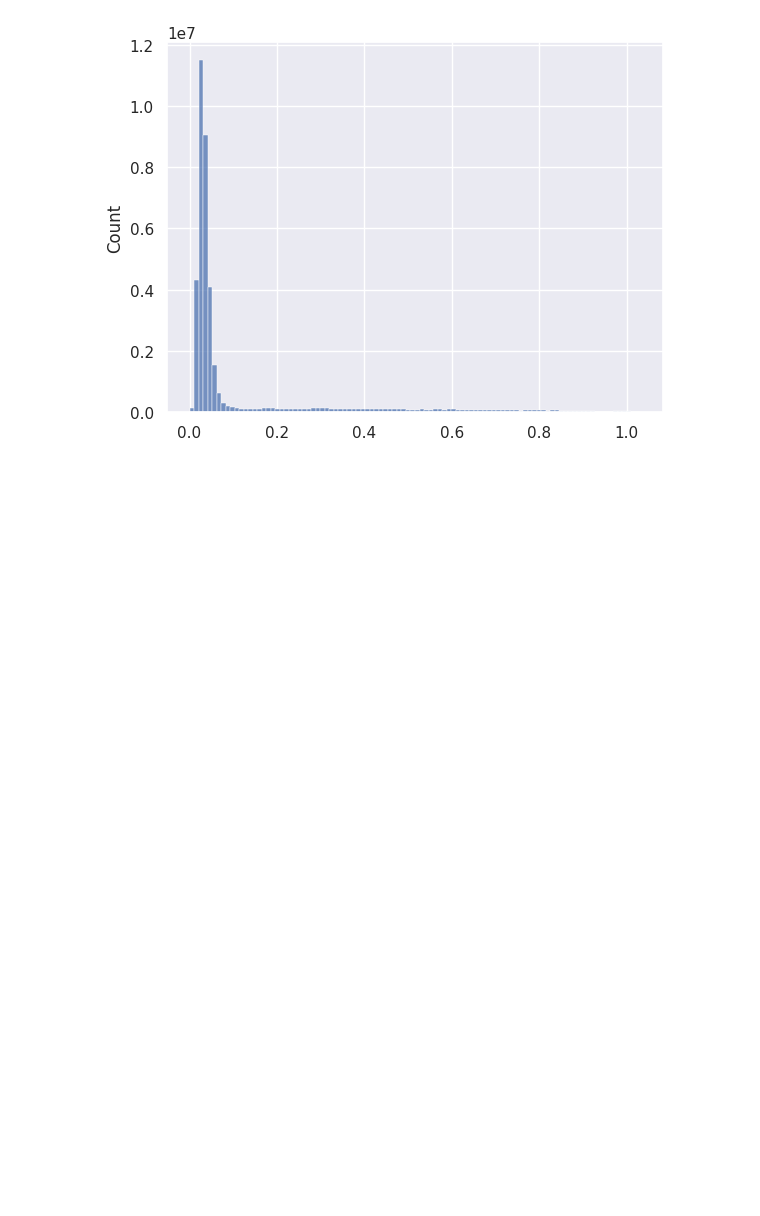
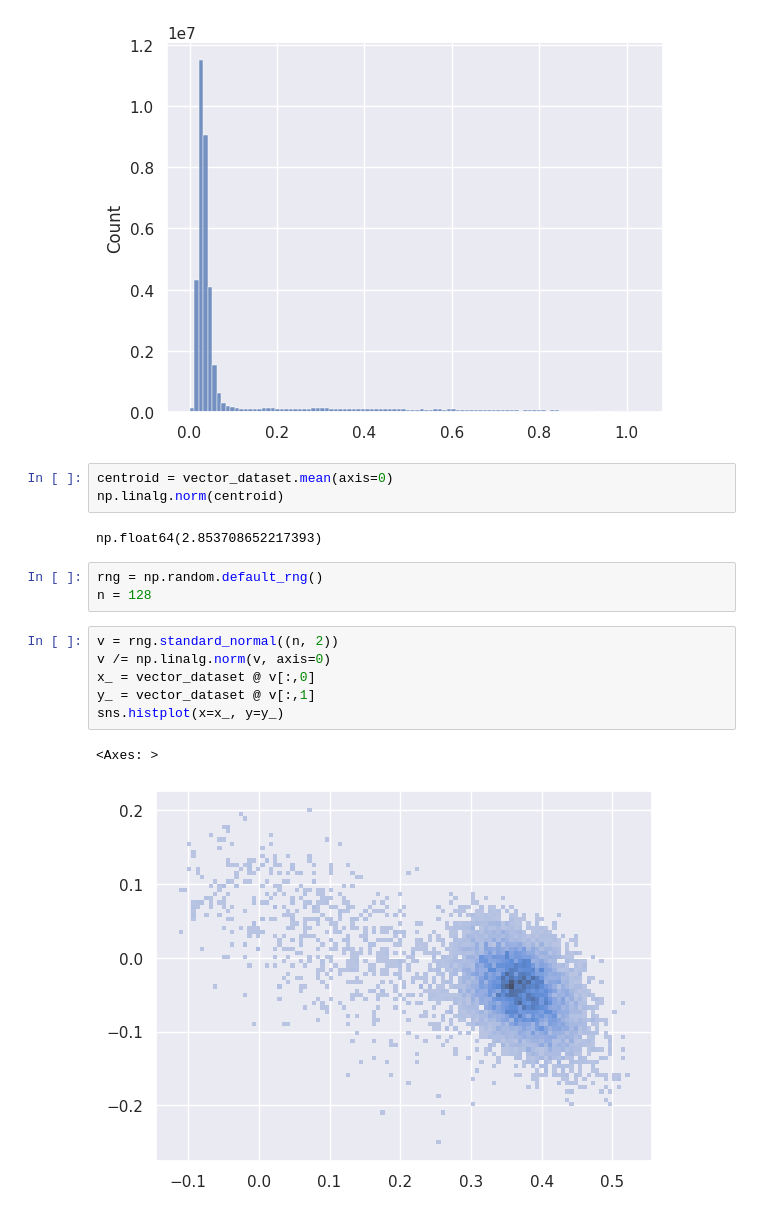
Before and after one commit to reizkh/event-sequence-embeddings, a Jupyter notebook: eda2.ipynb, the cells around one changed output. Cells and saved outputs as stored; diff of their text form; blank space fills up the shorter version.

Commit message:
Add data visualization + center vectors

```diff
--- a/eda2.ipynb
+++ b/eda2.ipynb
@@ -88,3 +87,20 @@ sns.histplot(a, bins=100)
 # %% [output]
 <Axes: ylabel='Count'>
 [figure]
+# %%
+centroid = vector_dataset.mean(axis=0)
+np.linalg.norm(centroid)
+# %% [output]
+np.float64(2.853708652217393)
+# %%
+rng = np.random.default_rng()
+n = 128
+# %%
+v = rng.standard_normal((n, 2))
+v /= np.linalg.norm(v, axis=0)
+x_ = vector_dataset @ v[:,0]
+y_ = vector_dataset @ v[:,1]
+sns.histplot(x=x_, y=y_)
+# %% [output]
+<Axes: >
+[figure, added]
```
Also changed, not shown: parts of 4 cells of this notebook, 4 other files.
